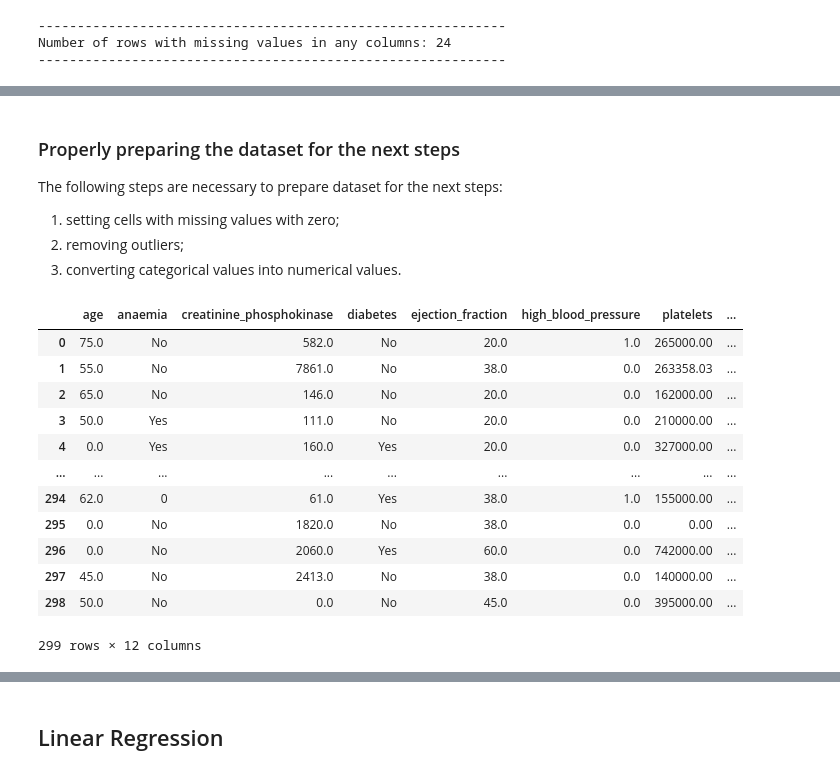
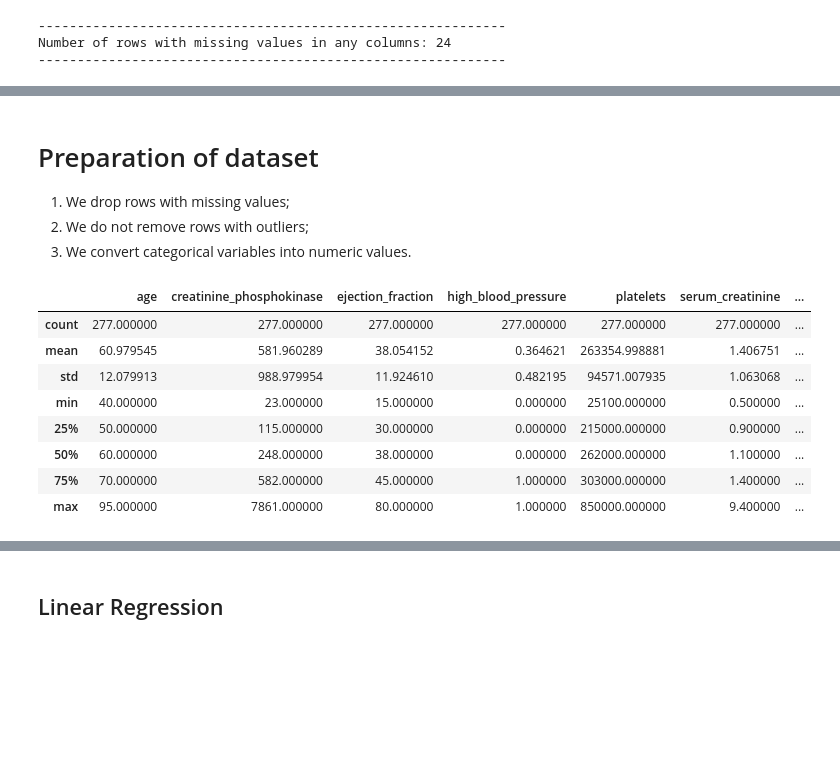
Before and after one commit to rubenscp/MO444-MC886-Tarefas, a Jupyter notebook: Tarefa 02/T2_Classical_Techniques by Rubens.ipynb, the cells around one changed output, grey strips where cells are left out. Cells and saved outputs as stored; diff of their text form; code cells hidden in the pictures; blank space fills up the shorter version.

```diff
--- a/Tarefa 02/T2_Classical_Techniques by Rubens.ipynb
+++ b/Tarefa 02/T2_Classical_Techniques by Rubens.ipynb
@@ -395,25 +205,20 @@ Index.ravel returning ndarray is deprecated; in a future version this will retur
-# %% [markdown]
-### Properly preparing the dataset for the next steps
-
-The following steps are necessary to prepare dataset for the next steps:
-1. setting cells with missing values with zero;
-2. removing outliers;
-3. converting categorical values into numerical values.
+# %% [markdown]
+# Preparation of dataset
+
+1. We drop rows with missing values;
+2. We do not remove rows with outliers;
+3. We convert categorical variables into numeric values.
 # %%
-# setting cells with missing values (NaN) with zero;
-df.fillna(0, inplace=True)
-df
+# dropping missing values
+df.dropna(inplace=True)
+df.describe()
 # %% [output]
-|  | age | anaemia | creatinine_phosphokinase | diabetes | ejection_fraction | high_blood_pressure | platelets | ... |
-| 0 | 75.0 | No | 582.0 | No | 20.0 | 1.0 | 265000.00 | ... |
-| 1 | 55.0 | No | 7861.0 | No | 38.0 | 0.0 | 263358.03 | ... |
-| 2 | 65.0 | No | 146.0 | No | 20.0 | 0.0 | 162000.00 | ... |
-| 3 | 50.0 | Yes | 111.0 | No | 20.0 | 0.0 | 210000.00 | ... |
-| 4 | 0.0 | Yes | 160.0 | Yes | 20.0 | 0.0 | 327000.00 | ... |
-| ... | ... | ... | ... | ... | ... | ... | ... | ... |
-| 294 | 62.0 | 0 | 61.0 | Yes | 38.0 | 1.0 | 155000.00 | ... |
-| 295 | 0.0 | No | 1820.0 | No | 38.0 | 0.0 | 0.00 | ... |
-| 296 | 0.0 | No | 2060.0 | Yes | 60.0 | 0.0 | 742000.00 | ... |
-| 297 | 45.0 | No | 2413.0 | No | 38.0 | 0.0 | 140000.00 | ... |
-| 298 | 50.0 | No | 0.0 | No | 45.0 | 0.0 | 395000.00 | ... |
+|  | age | creatinine_phosphokinase | ejection_fraction | high_blood_pressure | platelets | serum_creatinine | ... |
+| count | 277.000000 | 277.000000 | 277.000000 | 277.000000 | 277.000000 | 277.000000 | ... |
+| mean | 60.979545 | 581.960289 | 38.054152 | 0.364621 | 263354.998881 | 1.406751 | ... |
+| std | 12.079913 | 988.979954 | 11.924610 | 0.482195 | 94571.007935 | 1.063068 | ... |
+| min | 40.000000 | 23.000000 | 15.000000 | 0.000000 | 25100.000000 | 0.500000 | ... |
+| 25% | 50.000000 | 115.000000 | 30.000000 | 0.000000 | 215000.000000 | 0.900000 | ... |
+| 50% | 60.000000 | 248.000000 | 38.000000 | 0.000000 | 262000.000000 | 1.100000 | ... |
+| 75% | 70.000000 | 582.000000 | 45.000000 | 1.000000 | 303000.000000 | 1.400000 | ... |
+| max | 95.000000 | 7861.000000 | 80.000000 | 1.000000 | 850000.000000 | 9.400000 | ... |
-299 rows × 12 columns
```
Also changed, not shown: parts of 47 cells of this notebook.
